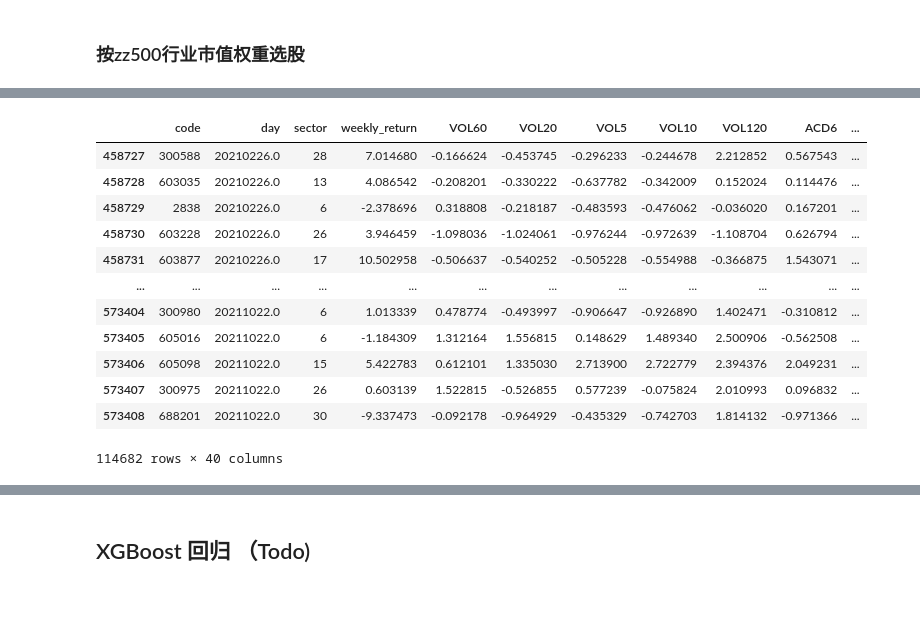
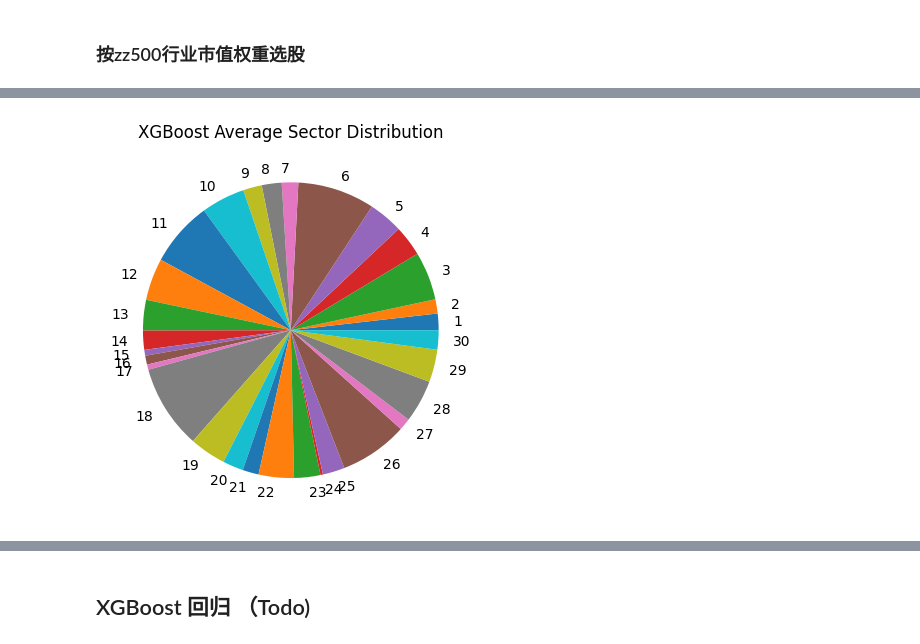
Before and after one commit to sherryshao812/multi_factor_model, a Jupyter notebook: model_test.ipynb, the cells around one changed output, grey strips where cells are left out. Cells and saved outputs as stored; diff of their text form; code cells hidden in the pictures; blank space fills up the shorter version.

```diff
--- a/model_test.ipynb
+++ b/model_test.ipynb
@@ -347,8 +328,3 @@ def get_sector_stock_num(sector_proportion, total_num, min_num, max_num):
         else:
             stock_num[sector] = temp
     return stock_num # {stock: n}
-# %%
-sector_proportion = get_sector_proportion(ZZ500_sector_proportion, 20200812) # {sector: xx%}
-stock_num = get_sector_stock_num(sector_proportion, 130, 3, 8)
-# sorted_test_return.loc['day'==20210226.0]
-# stock_num
@@ -360,13 +331,32 @@ TypeError: <lambda>() missing 1 required positional argument: 'sector'
+# %%
+def cal_weight(x, sector_proportion, sector_stock_num):
+    proportion = sector_proportion[x.sector_temp.values[0]]
+    stock_num = x.code.count()
+    x['weight'] = proportion / stock_num
+    return x
+
+def get_stock_to_buy(sorted_test_return, sector_proportion, sector_stock_num, day):
+    # sorted_test_return = test_data.groupby(['day','sector']).apply(lambda x: x.sort_values(['y_pred','y_prob'],ascending=[True, False])[['code','y_pred','y_prob','weekly_return']])
+    temp = sorted_test_return[sorted_test_return.index.get_level_values('day') == day].copy()
+    temp['sector_temp'] = temp.index.get_level_values('sector')
+    temp = temp.groupby(level=1).apply(lambda x: x[:sector_stock_num[x.sector_temp.values[0]]])
+    temp = temp.droplevel(0)
+    temp = temp.groupby('sector').apply(lambda x: cal_weight(x, sector_proportion, sector_stock_num))
+    temp = temp.droplevel(0)
+    temp.drop('sector_temp', axis=1,inplace=True)
+    return temp
 # %%
+# 获取每个交易日购买的股票及其权重
 sorted_test_return = test_data.groupby(['day','sector']).apply(lambda x: x.sort_values(['y_pred','y_prob'],ascending=[True, False])[['code','y_pred','y_prob','weekly_return']])
-for day in trade_day:
-    sector_proportion = get_sector_proportion(ZZ500_sector_proportion, day) # {sector: xx%}
-    sector_stock_num = get_sector_stock_num(sector_proportion, stock_num) # {sector: n}
-    portfolio = test_data[test_data.y_pred <= 3].groupby(['day','sector']).apply(lambda x: x.sort_values(['y_pred','y_prob'],ascending=[True, False])[:3]['weekly_return'].mean())
-
 total_num = 130
 min_num, max_num = 3, 7
+stock_to_buy = pd.DataFrame()
 for day in test_data.day.unique():
     sector_proportion = get_sector_proportion(ZZ500_sector_proportion, day) # {sector: xx%}
-    stock_num = get_sector_stock_num(sector_proportion, total_num, min_num, max_num)
+    sector_stock_num = get_sector_stock_num(sector_proportion, total_num, min_num, max_num)
+    day_stock_to_buy = get_stock_to_buy(sorted_test_return, sector_proportion, sector_stock_num, day)
+    day_stock_to_buy = day_stock_to_buy.reset_index().drop('level_2',axis=1)
+    stock_to_buy = pd.concat([stock_to_buy, day_stock_to_buy], ignore_index=True)
+
+stock_to_buy
 # %% [output]
@@ -407,16 +376,7 @@ sorted_test_return
-# %%
-test_data
-# %% [output]
-|  | code | day | sector | weekly_return | VOL60 | VOL20 | VOL5 | VOL10 | VOL120 | ACD6 | ... |
-| 458727 | 300588 | 20210226.0 | 28 | 7.014680 | -0.166624 | -0.453745 | -0.296233 | -0.244678 | 2.212852 | 0.567543 | ... |
-| 458728 | 603035 | 20210226.0 | 13 | 4.086542 | -0.208201 | -0.330222 | -0.637782 | -0.342009 | 0.152024 | 0.114476 | ... |
-| 458729 | 2838 | 20210226.0 | 6 | -2.378696 | 0.318808 | -0.218187 | -0.483593 | -0.476062 | -0.036020 | 0.167201 | ... |
-| 458730 | 603228 | 20210226.0 | 26 | 3.946459 | -1.098036 | -1.024061 | -0.976244 | -0.972639 | -1.108704 | 0.626794 | ... |
-| 458731 | 603877 | 20210226.0 | 17 | 10.502958 | -0.506637 | -0.540252 | -0.505228 | -0.554988 | -0.366875 | 1.543071 | ... |
-| ... | ... | ... | ... | ... | ... | ... | ... | ... | ... | ... | ... |
-| 573404 | 300980 | 20211022.0 | 6 | 1.013339 | 0.478774 | -0.493997 | -0.906647 | -0.926890 | 1.402471 | -0.310812 | ... |
-| 573405 | 605016 | 20211022.0 | 6 | -1.184309 | 1.312164 | 1.556815 | 0.148629 | 1.489340 | 2.500906 | -0.562508 | ... |
-| 573406 | 605098 | 20211022.0 | 15 | 5.422783 | 0.612101 | 1.335030 | 2.713900 | 2.722779 | 2.394376 | 2.049231 | ... |
-| 573407 | 300975 | 20211022.0 | 26 | 0.603139 | 1.522815 | -0.526855 | 0.577239 | -0.075824 | 2.010993 | 0.096832 | ... |
-| 573408 | 688201 | 20211022.0 | 30 | -9.337473 | -0.092178 | -0.964929 | -0.435329 | -0.742703 | 1.814132 | -0.971366 | ... |
-114682 rows × 40 columns
+# %%
+# XGBoost
+plt.pie(stock_to_buy.sort_values('sector',ascending=True).groupby('sector').weight.sum(), labels=range(1,31))
+plt.title("XGBoost Average Sector Distribution") # 设置标题
+plt.show()
+# %% [output]
+[figure, added]
```
Also changed, not shown: parts of 15 cells of this notebook, 1 other file.
